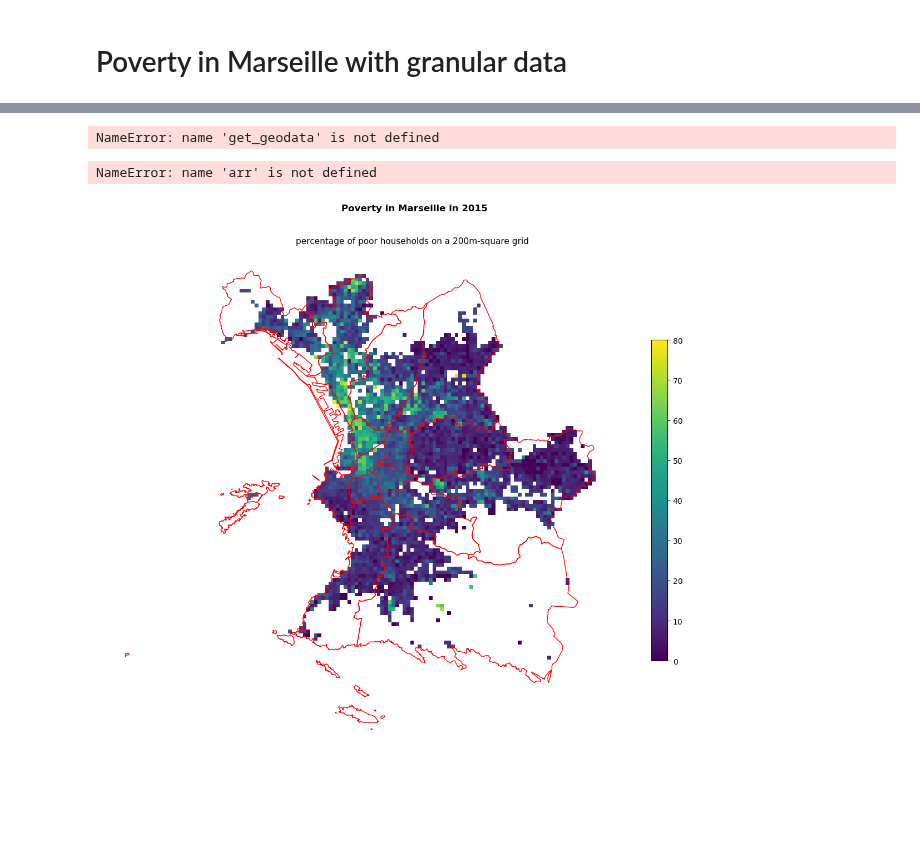
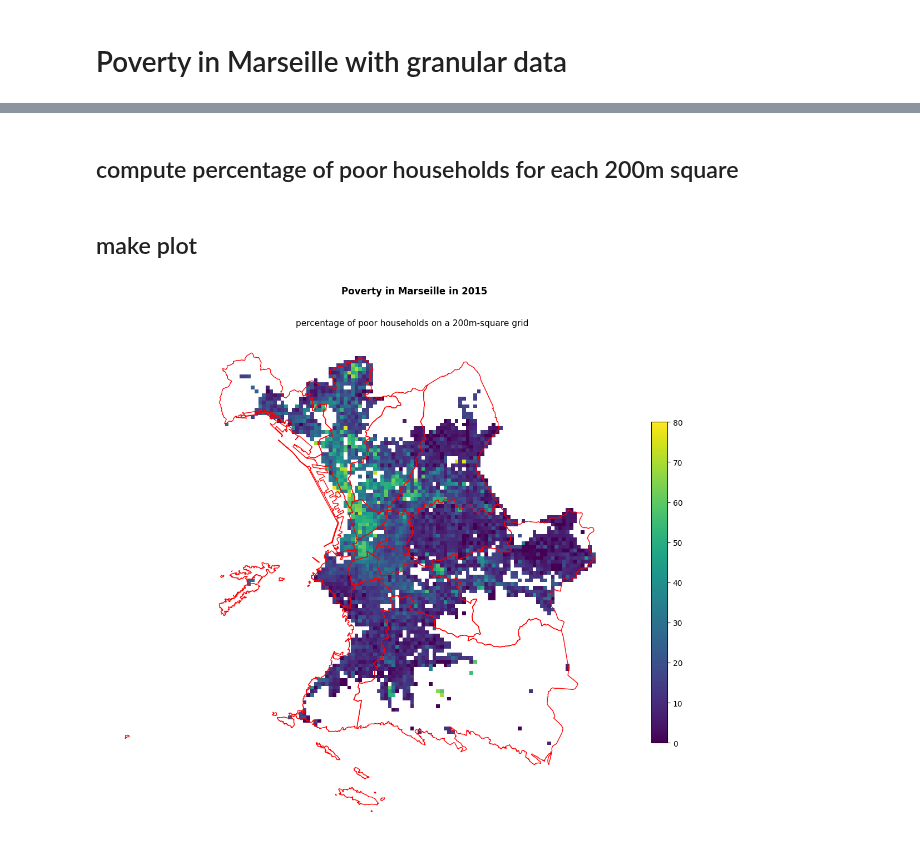
Before and after one commit to InseeFrLab/pynsee, a Jupyter notebook: docs/examples/example_poverty_marseille.ipynb, the cells around one changed output, grey strips where cells are left out. Drawn from its saved outputs; the diff is of its cells as text; code cells hidden in the pictures; blank space fills up the shorter version.

Commit message:
doc: fix poverty examples (#250)
* update and speedup example_poverty_marseille.ipynb
* update example_poverty_paris_urban_area.ipynb

```diff
--- a/docs/examples/example_poverty_marseille.ipynb
+++ b/docs/examples/example_poverty_marseille.ipynb
@@ -83,37 +86,43 @@ data13 = gpd.GeoDataFrame(
 # %%
-# download geographical data from IGN API
-arr = get_geodata('ADMINEXPRESS-COG-CARTO.LATEST:arrondissement_municipal', crs="EPSG:3035")
+arr = get_geodata(
+    "ADMINEXPRESS-COG-CARTO.LATEST:arrondissement_municipal", crs="EPSG:3035"
+)
+
+# filter geographical limits of Marseille city
+marseille = arr[arr.nom.str.contains("Marseille")]
+geoMarseille = marseille.geometry.union_all()
+marseilleMap = geopandas.GeoDataFrame(marseille, crs=3035)
-# %% [output]
-NameError: name 'get_geodata' is not defined
-# %%
-# filter geographical limits of Marseille city
-marseille = arr[arr.nom.str.contains("Marseille")]
-
-geoMarseille = marseille.union_all()
-
-dataMarseille = data13.iloc[
-    data13.sindex.query(geoMarseille, predicate="intersects")
-].reset_index(drop=True)
-
-geoMarseille
-# %% [output]
-NameError: name 'arr' is not defined
+# %% [markdown]
+## compute percentage of poor households for each 200m square
 # %%
+# filter dataset on Marseill city
+
+data["check_marseille"] = data.intersects(geoMarseille)
+dataMarseille = data[data["check_marseille"]].reset_index(drop=True)
+
 # compute percentage of poor households for each 200m square
 cols = ["Men_pauv", "Men"]
-dataMarseille[cols] = dataMarseille[cols].apply(pd.to_numeric, errors='coerce')
-dataMarseille["Men_pauv_pct"] = dataMarseille["Men_pauv"] / dataMarseille["Men"] * 100
+dataMarseille[cols] = dataMarseille[cols].apply(pd.to_numeric, errors="coerce")
+dataMarseille["Men_pauv_pct"] = (
+    dataMarseille["Men_pauv"] / dataMarseille["Men"] * 100
+)
+# %% [markdown]
+## make plot
 # %%
 # make plot
-ax = dataMarseille.plot(column='Men_pauv_pct',
-                           cmap=cm.viridis,
-                           legend=True,
-                           legend_kwds={'shrink': 0.5},
-                           figsize = (15,15))
-marseille.plot(ax=ax, edgecolor='red', color='none')
+ax = dataMarseille.plot(
+    column="Men_pauv_pct",
+    cmap=cm.viridis,
+    legend=True,
+    legend_kwds={"shrink": 0.5},
+    figsize=(15, 15),
+)
+marseilleMap.plot(ax=ax, edgecolor="red", color="none")
 ax.set_axis_off()
-plt.suptitle('Poverty in Marseille in 2015', y=0.85, fontweight="bold")
-plt.title('percentage of poor households on a 200m-square grid', size=11, x=0.6)
+plt.suptitle("Poverty in Marseille in 2015", y=0.85, fontweight="bold")
+plt.title(
+    "percentage of poor households on a 200m-square grid", size=11, x=0.6
+)
 plt.show()
 # %% [output]
-[figure, old version]
+[figure, new version]
```
Also changed, not shown: parts of 11 cells of this notebook, 1 other file.
